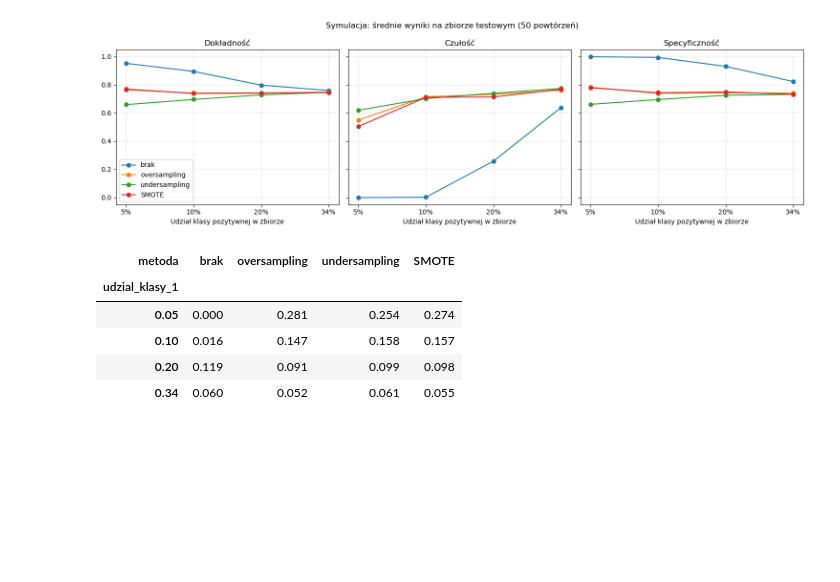
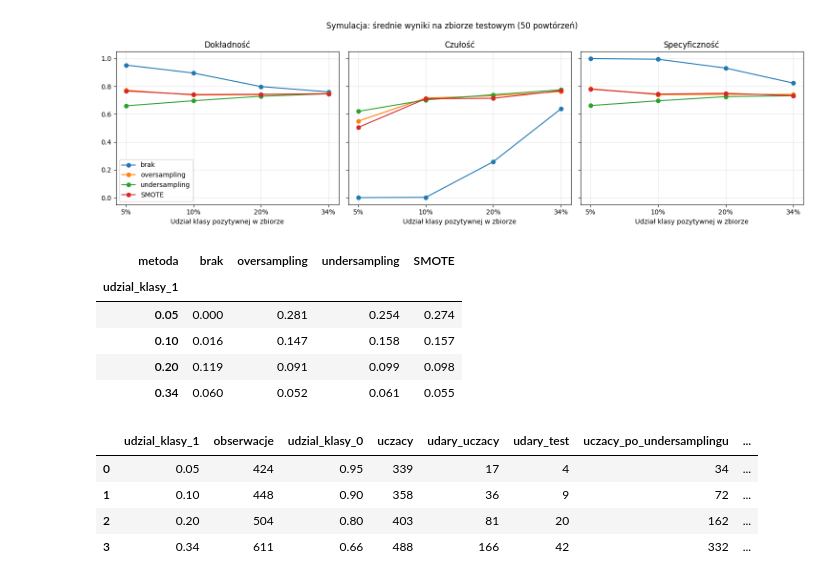
Before and after one commit to waclawik/Uczenie-maszynowe, a Jupyter notebook: Ćw_4_Wacławik_Zientarska.ipynb, the cells around one changed output. Saved outputs shown, nothing was run; the diff lists cells and outputs as text; code cells hidden in the pictures; blank space fills up the shorter version.

```diff
--- a/Ćw_4_Wacławik_Zientarska.ipynb
+++ b/Ćw_4_Wacławik_Zientarska.ipynb
@@ -495,3 +604,27 @@ wyniki_symulacji.groupby(["udzial_klasy_1", "metoda"])["czulosc"].std().unstack(
 | 0.10 | 0.016 | 0.147 | 0.158 | 0.157 |
 | 0.20 | 0.119 | 0.091 | 0.099 | 0.098 |
 | 0.34 | 0.060 | 0.052 | 0.061 | 0.055 |
+# %%
+# Liczebności w symulacji (nie zależą od losowania, bo podział jest warstwowy)
+rozmiary = []
+for udzial in udzialy:
+    liczba_pozytywnych = round(udzial / (1 - udzial) * len(negatywne))
+    probka = pd.concat([negatywne, pozytywne.sample(liczba_pozytywnych, random_state=0)])
+    _, _, y_tr_, y_te_ = przygotuj_dane(probka, seed=0)
+    rozmiary.append({
+        "udzial_klasy_1": udzial,
+        "obserwacje": len(probka),
+        "udzial_klasy_0": (probka["stroke"] == 0).mean(),
+        "uczacy": len(y_tr_),
+        "udary_uczacy": int(y_tr_.sum()),
+        "udary_test": int(y_te_.sum()),
+        "uczacy_po_undersamplingu": 2 * int(y_tr_.sum()),
+        "odrzucone_przy_undersamplingu": 1 - 2 * y_tr_.sum() / len(y_tr_),
+    })
+pd.DataFrame(rozmiary).round(3)
+# %% [output]
+|  | udzial_klasy_1 | obserwacje | udzial_klasy_0 | uczacy | udary_uczacy | udary_test | uczacy_po_undersamplingu | ... |
+| 0 | 0.05 | 424 | 0.95 | 339 | 17 | 4 | 34 | ... |
+| 1 | 0.10 | 448 | 0.90 | 358 | 36 | 9 | 72 | ... |
+| 2 | 0.20 | 504 | 0.80 | 403 | 81 | 20 | 162 | ... |
+| 3 | 0.34 | 611 | 0.66 | 488 | 166 | 42 | 332 | ... |
```
Also changed, not shown: parts of 19 cells of this notebook.
